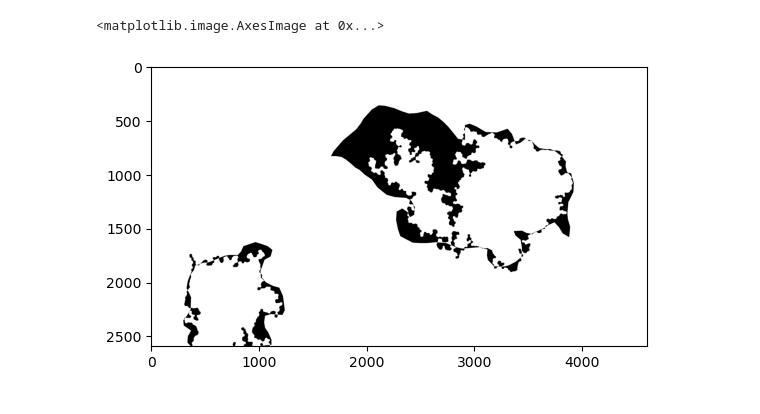
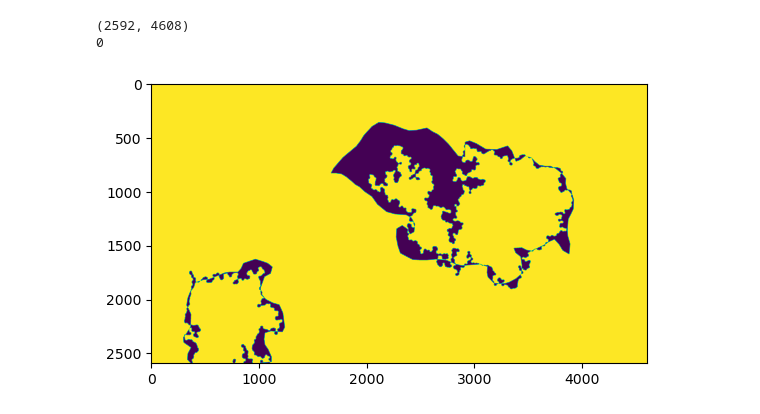
Before and after one commit to epfl-mobots/IR-imaging-2024, a Jupyter notebook: a_xor_results/xor.ipynb, the cells around one changed output. Saved outputs shown, nothing was run; the diff lists cells and outputs as text; code cells hidden in the pictures.

```diff
--- a/a_xor_results/xor.ipynb
+++ b/a_xor_results/xor.ipynb
@@ -63,6 +60,9 @@ for i in range(len(xor_imgs)):
 # %%
-xor_img = cv2.imread('ilastik/h2r1/hive2_rpi1_240419-194501Z.bmp')
-plt.imshow(xor_img)
+img = cv2.imread('ilastik/h2r1/hive2_rpi1_240419-194501Z.bmp')[:,:,0]
+plt.imshow(img)
+print(img.shape)
+print(img[500][2000])
 # %% [output]
-<matplotlib.image.AxesImage at 0x...>
+(2592, 4608)
+0
-[figure, old version]
+[figure, new version]
```
Also changed, not shown: parts of 6 cells of this notebook, 4 other files.
